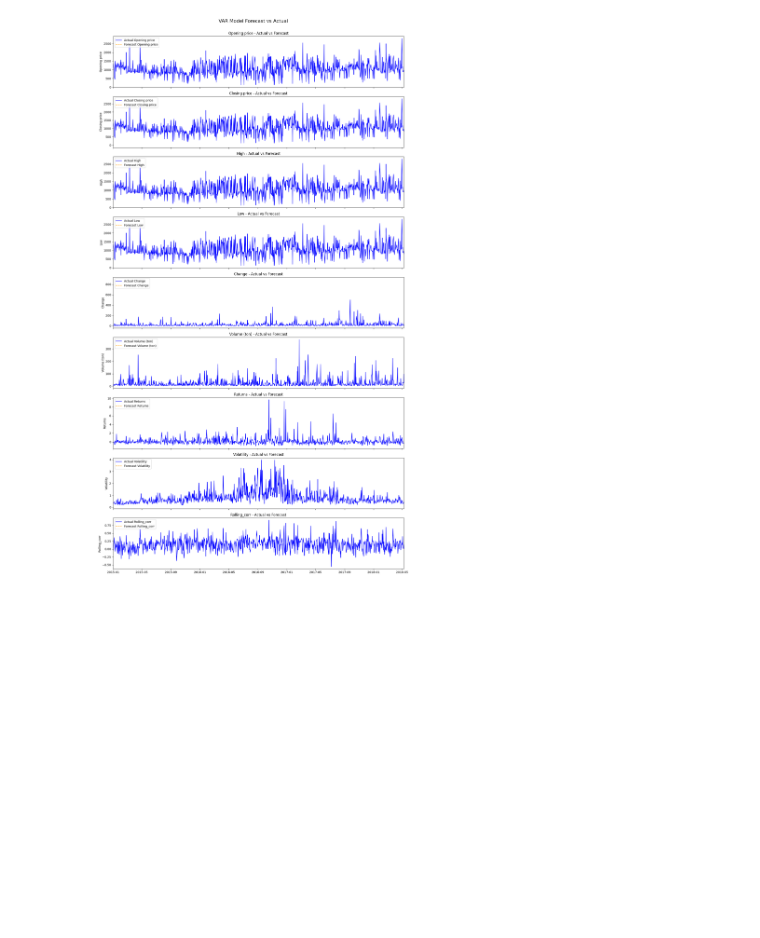
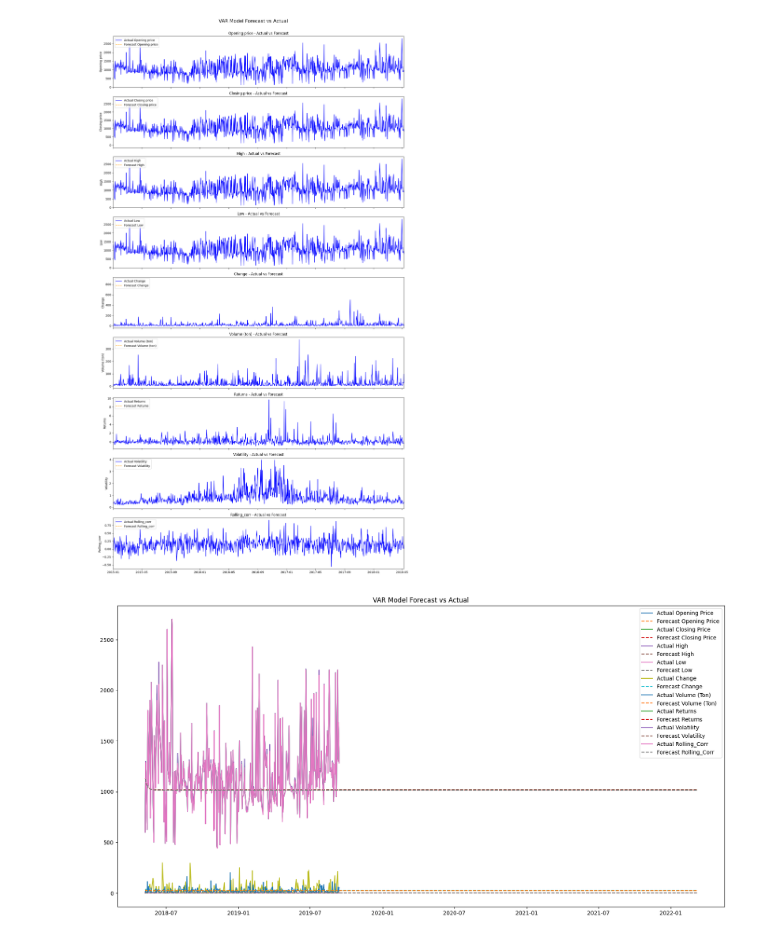
Before and after one commit to yohannestayez/Coffee-Price-Prediction, a Jupyter notebook: notebooks/Training_model_with_VAR.ipynb, the cells around one changed output. Saved outputs shown, nothing was run; the diff lists cells and outputs as text; code cells hidden in the pictures; blank space fills up the shorter version.

Commit message:
visualization on  actual vs forast

```diff
--- a/notebooks/Training_model_with_VAR.ipynb
+++ b/notebooks/Training_model_with_VAR.ipynb
@@ -192,3 +192,19 @@ fig.subplots_adjust(top=0.95)  # Adjust to fit the suptitle
 plt.show()
 # %% [output]
 [figure]
+# %%
+# Plotting actual vs predicted values for model evaluation
+def plot_forecast_vs_actual(train, test, forecast_df):
+    plt.figure(figsize=(20, 10))
+    for col in test.columns:
+        plt.plot(test.index, test[col], label=f'Actual {col}')
+        forecast_index = pd.date_range(start=train.index[-1], periods=len(forecast_df)+1, freq='B')[1:]
+        plt.plot(forecast_index, forecast_df[col], label=f'Forecast {col}', linestyle='--')
+    plt.legend()
+    plt.title("VAR Model Forecast vs Actual")
+    plt.show()
+# Plotting and evaluating
+
+plot_forecast_vs_actual(train, test, forecast_df)
+# %% [output]
+[figure, added]
```
